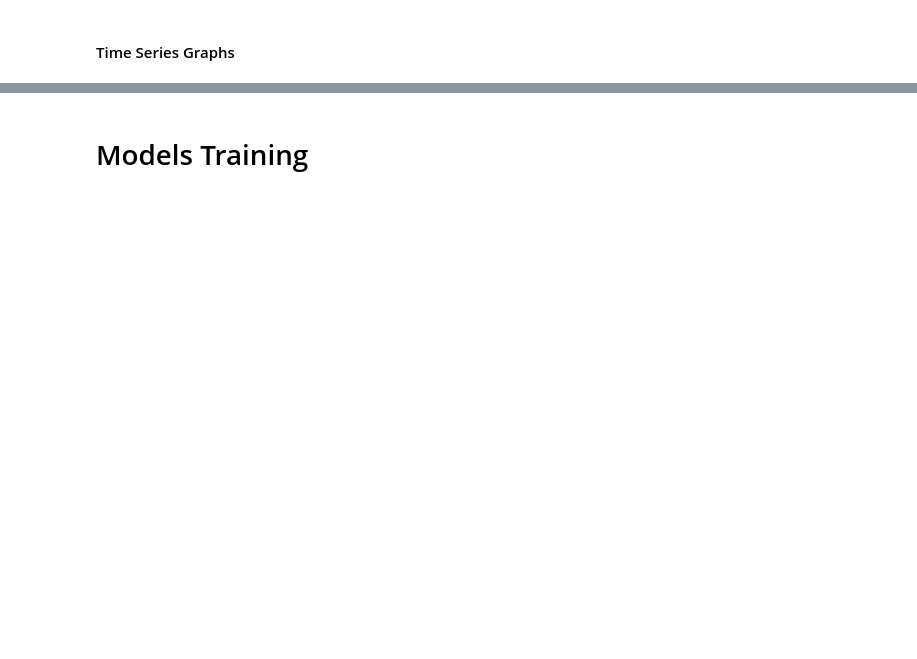
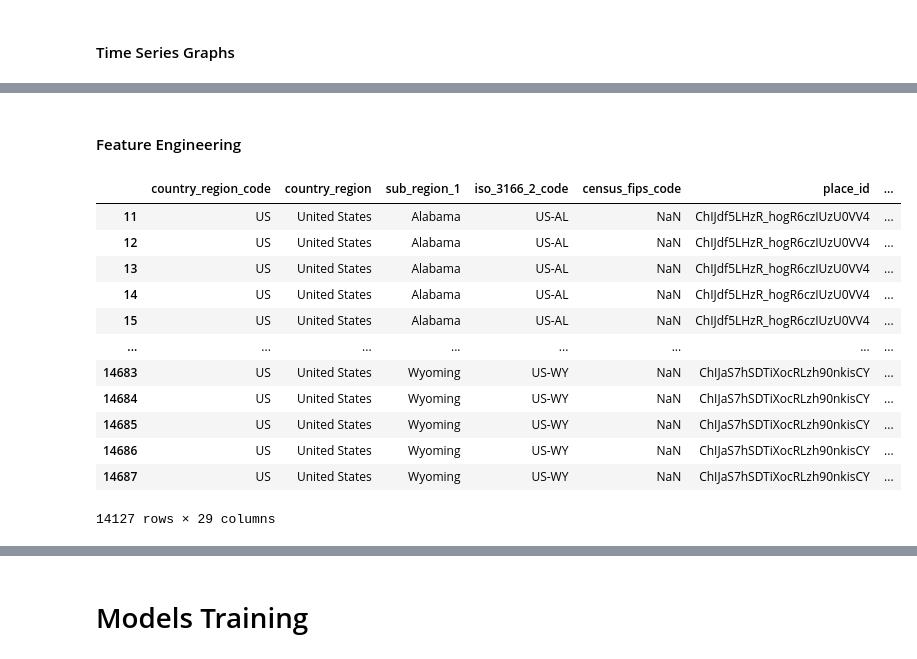
Before and after one commit to Zafarbek05/MLDA.CW.16417, a Jupyter notebook: notebooks/mlda.16417.ipynb, the cells around one changed output, grey strips where cells are left out. Drawn from its saved outputs; the diff is of its cells as text; code cells hidden in the pictures; blank space fills up the shorter version.

```diff
--- a/notebooks/mlda.16417.ipynb
+++ b/notebooks/mlda.16417.ipynb
@@ -203,0 +317,35 @@ plt.tight_layout()
+# %% [markdown]
+#### Feature Engineering
+# %%
+# target variable
+target_var = 'new_cases_weekly'
+
+# using a lagged 7-day rolling mean to predict the next week's case count
+lagged_features = []
+for col in mobility_columns:
+    df_final[f'{col}_roll7'] = df_final.groupby('sub_region_1')[col].transform(
+        lambda x: x.rolling(window=7, min_periods=1).mean()
+    )
+
+    # Lag the rolling mean by 7 days
+    lag_col = f'{col}_roll7_lag7'
+    df_final[lag_col] = df_final.groupby('sub_region_1')[f'{col}_roll7'].shift(7)
+    lagged_features.append(lag_col)
+
+# dropping rows with null lagged features
+df_final.dropna(subset=lagged_features, inplace=True)
+df_final
+# %% [output]
+|  | country_region_code | country_region | sub_region_1 | iso_3166_2_code | census_fips_code | place_id | ... |
+| 11 | US | United States | Alabama | US-AL | NaN | ChIJdf5LHzR_hogR6czIUzU0VV4 | ... |
+| 12 | US | United States | Alabama | US-AL | NaN | ChIJdf5LHzR_hogR6czIUzU0VV4 | ... |
+| 13 | US | United States | Alabama | US-AL | NaN | ChIJdf5LHzR_hogR6czIUzU0VV4 | ... |
+| 14 | US | United States | Alabama | US-AL | NaN | ChIJdf5LHzR_hogR6czIUzU0VV4 | ... |
+| 15 | US | United States | Alabama | US-AL | NaN | ChIJdf5LHzR_hogR6czIUzU0VV4 | ... |
+| ... | ... | ... | ... | ... | ... | ... | ... |
+| 14683 | US | United States | Wyoming | US-WY | NaN | ChIJaS7hSDTiXocRLzh90nkisCY | ... |
+| 14684 | US | United States | Wyoming | US-WY | NaN | ChIJaS7hSDTiXocRLzh90nkisCY | ... |
+| 14685 | US | United States | Wyoming | US-WY | NaN | ChIJaS7hSDTiXocRLzh90nkisCY | ... |
+| 14686 | US | United States | Wyoming | US-WY | NaN | ChIJaS7hSDTiXocRLzh90nkisCY | ... |
+| 14687 | US | United States | Wyoming | US-WY | NaN | ChIJaS7hSDTiXocRLzh90nkisCY | ... |
+14127 rows × 29 columns
```
Also changed, not shown: parts of 29 cells of this notebook, 1 other file.
